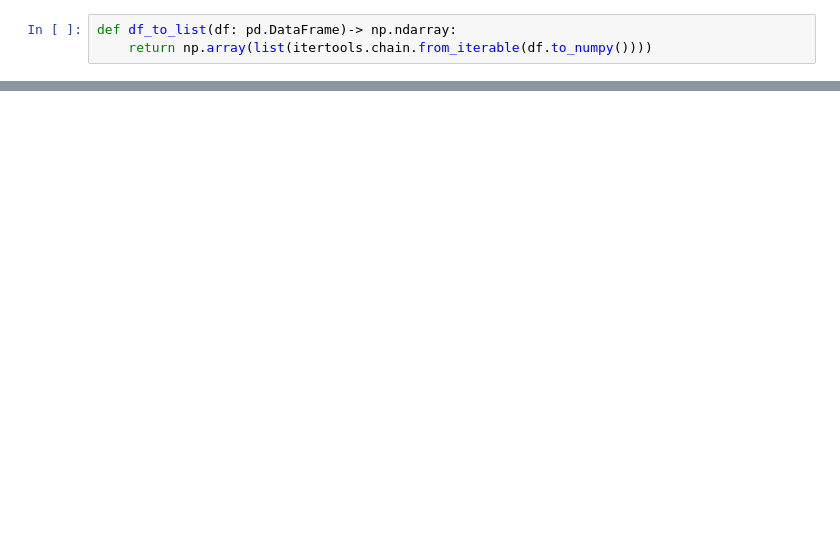
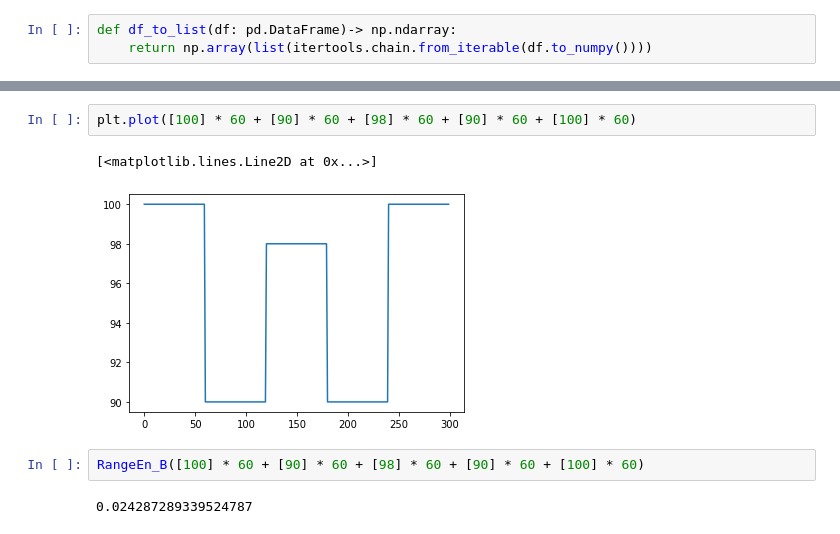
Before and after one commit to nnao45/jaist-my-jupyter, a Jupyter notebook: notebook/core/core.ipynb, the cells around one changed output, grey strips where cells are left out. Saved outputs shown, nothing was run; the diff lists cells and outputs as text; blank space fills up the shorter version.

```diff
--- a/notebook/core/core.ipynb
+++ b/notebook/core/core.ipynb
@@ -120,0 +243,9 @@ list(range(100)[20:])
+# %%
+plt.plot([100] * 60 + [90] * 60 + [98] * 60 + [90] * 60 + [100] * 60)
+# %% [output]
+[<matplotlib.lines.Line2D at 0x...>]
+[figure, added]
+# %%
+RangeEn_B([100] * 60 + [90] * 60 + [98] * 60 + [90] * 60 + [100] * 60)
+# %% [output]
+0.024287289339524787
```
Also changed, not shown: parts of 8 cells of this notebook, 6 other files.
